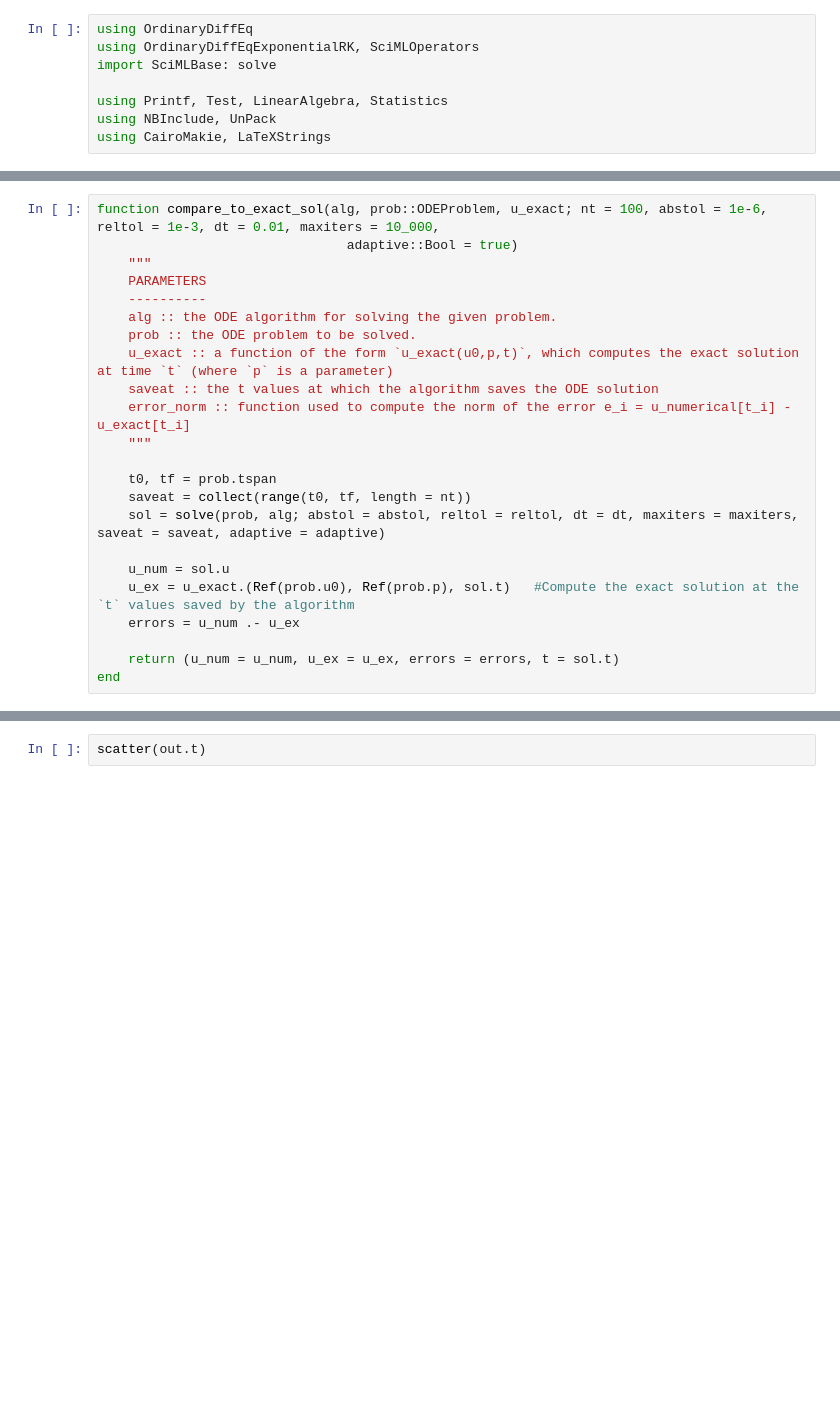
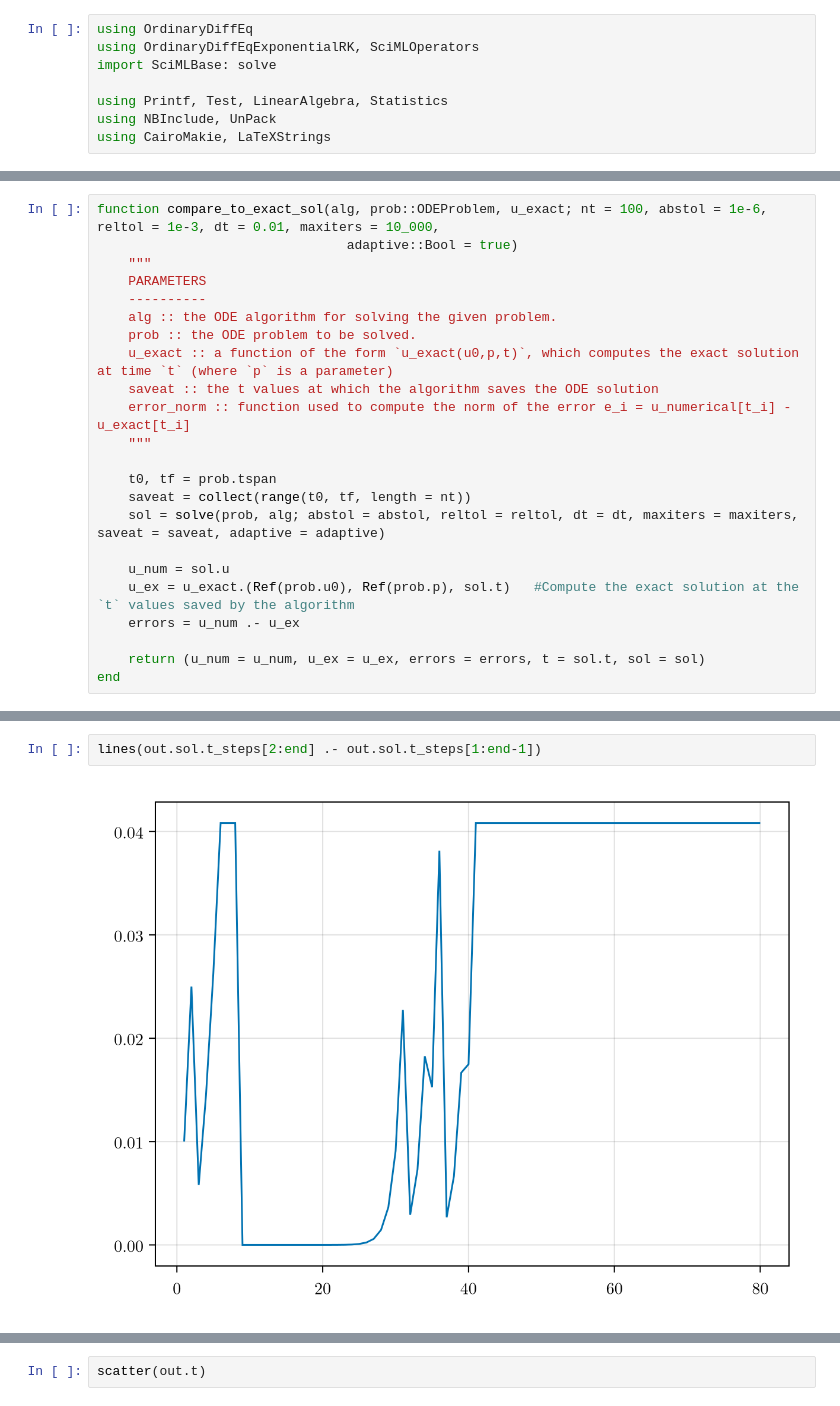
Before and after one commit to MichaelBarmann/diff-eq-tools, a Jupyter notebook: src/ode_tools/solvers/etd/test_etd_solvers.ipynb, the cells around one changed output, grey strips where cells are left out. Saved outputs shown, nothing was run; the diff lists cells and outputs as text; blank space fills up the shorter version.

```diff
--- a/src/ode_tools/solvers/etd/test_etd_solvers.ipynb
+++ b/src/ode_tools/solvers/etd/test_etd_solvers.ipynb
@@ -42,5 +44,5 @@ function compare_to_exact_sol(alg, prob::ODEProblem, u_exact; nt = 100, abstol =
     u_ex = u_exact.(Ref(prob.u0), Ref(prob.p), sol.t)   #Compute the exact solution at the `t` values saved by the algorithm
     errors = u_num .- u_ex
 
-    return (u_num = u_num, u_ex = u_ex, errors = errors, t = sol.t)
+    return (u_num = u_num, u_ex = u_ex, errors = errors, t = sol.t, sol = sol)
 end
@@ -80,0 +135,4 @@ plot_solutions(t; u_num = u_num, u_ex = u_ex, title = "", ms = 3)
+# %%
+lines(out.sol.t_steps[2:end] .- out.sol.t_steps[1:end-1])
+# %% [output]
+[figure, added]
```
Also changed, not shown: parts of 10 cells of this notebook, 2 other files.
